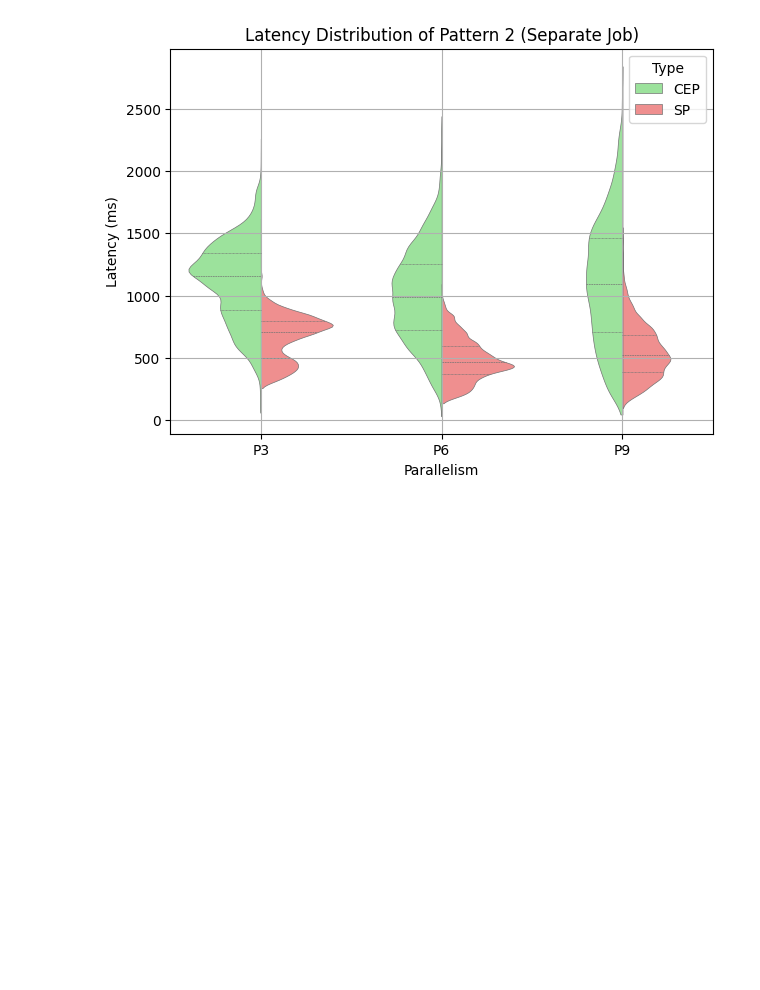
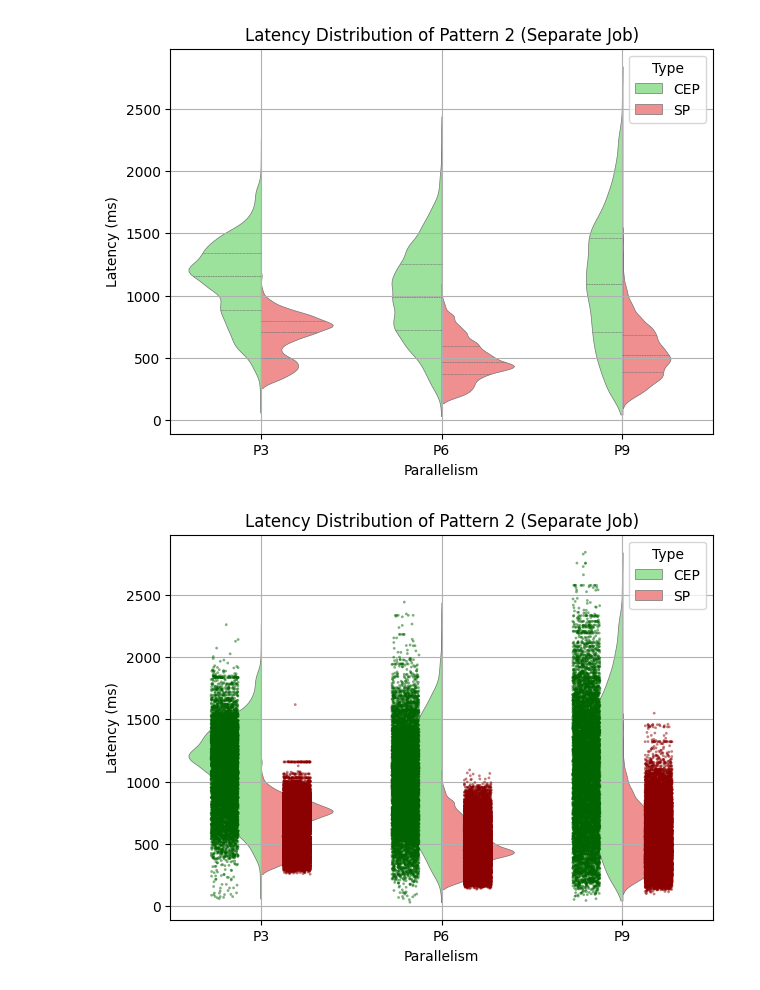
Before and after one commit to vaibhav-talari/thesis-data-analytics, a Jupyter notebook: sep_pattern2_plot.ipynb, the cells around one changed output. Cells and saved outputs as stored; diff of their text form; code cells hidden in the pictures; blank space fills up the shorter version.

```diff
--- a/sep_pattern2_plot.ipynb
+++ b/sep_pattern2_plot.ipynb
@@ -5,8 +5,8 @@ import matplotlib.pyplot as plt
 from openpyxl import load_workbook
 # %%
 #pattern 1
-cep_file_path = "C:\\Users\\GE796684\\Documents\\metrics\\Pat2Multi\\CEPmemLatP2.xlsx"
-sp_file_path = "C:\\Users\\GE796684\\Documents\\metrics\\Pat2Multi\\SPmemLatP2.xlsx"
+cep_file_path = "C:\\Users\\GE796684\\Documents\\metrics\\pattern_2\\Pat2Multi\\CEPmemLatP2.xlsx"
+sp_file_path = "C:\\Users\\GE796684\\Documents\\metrics\\pattern_2\\Pat2Multi\\SPmemLatP2.xlsx"
 
 # Define the columns and row range
 columns = ["B", "D", "F", "H", "J"]
@@ -62,3 +62,52 @@ plt.grid(True)
 plt.show()
 # %% [output]
 [figure]
+# %%
+df_cep = extract_data(cep_file_path, "CEP")
+df_sp = extract_data(sp_file_path, "SP")
+
+df_all = pd.concat([df_cep,df_sp], ignore_index=True)
+
+plt.figure(figsize=(7, 5))
+sns.violinplot(
+    x="Parallelism",
+    y="Latency",
+    hue="System",
+    data=df_all,
+    split=True,
+    inner=None,
+    palette={"CEP": "#90EE90", "SP":"#FF7F7F"},
+    linewidth=0.5,
+    cut=0
+)
+
+sns.stripplot(
+    x="Parallelism",
+    y="Latency",
+    hue="System",
+    data=df_all,
+    dodge=True,          # offset Left/Right for visibility
+    jitter=0.15,         # horizontal jitter
+    palette={
+        "CEP": "#006400",   # dark green
+        "SP": "#8B0000",  # dark red
+    },
+    marker='o',
+    size=2,
+    alpha=0.5
+)
+
+plt.title("Latency Distribution of Pattern 2 (Separate Job)")
+plt.ylabel("Latency (ms)")
+plt.xlabel("Parallelism")
+
+plt.xticks(ticks=[0, 1, 2], labels=["P3", "P6", "P9"])
+
+handles, labels = plt.gca().get_legend_handles_labels()
+custom_legend = ["CEP","SP"]
+plt.legend(handles[:2] ,custom_legend,title="Type")
+
+plt.grid(True)
+plt.show()
+# %% [output]
+[figure, added]
```
Also changed, not shown: 4 other files.
